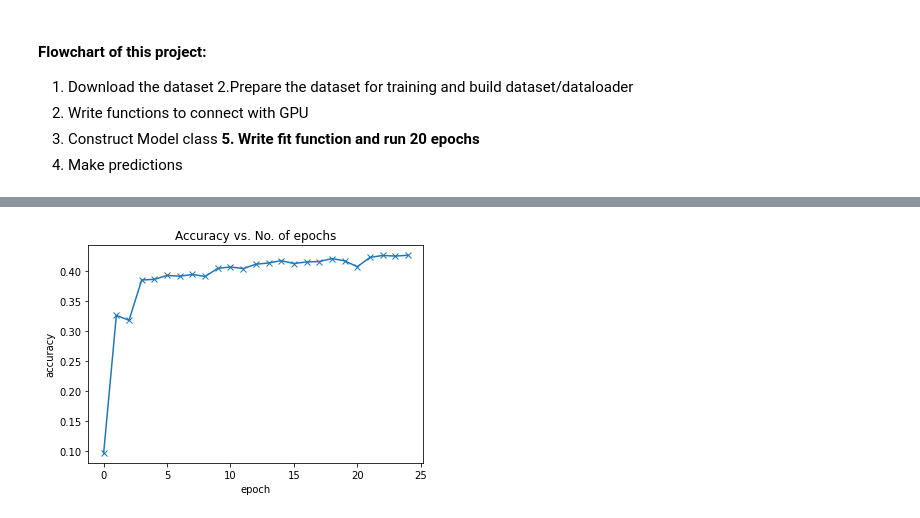
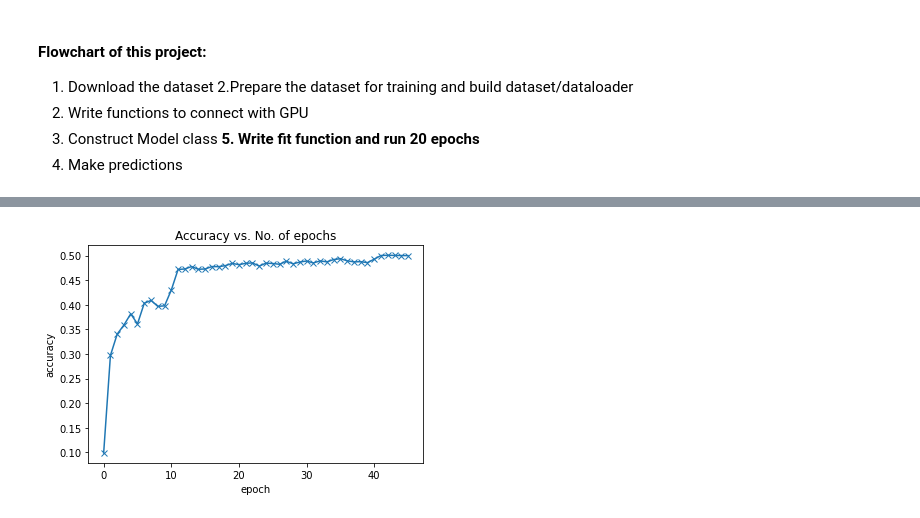
Before and after one commit to wjshku/ML-Pytorch, a Jupyter notebook: Lesson3/pytorch_lesson3_exercise.ipynb, the cells around one changed output, grey strips where cells are left out. Drawn from its saved outputs; the diff is of its cells as text; code cells hidden in the pictures.

```diff
--- a/Lesson3/pytorch_lesson3_exercise.ipynb
+++ b/Lesson3/pytorch_lesson3_exercise.ipynb
@@ -275,11 +289,11 @@ plt.title('Loss vs. No. of epochs');
 # %%
-accuracies = [x['val_acc'] for x in record[0]]
+accuracies = [x['val_acc'] for x in record[2]]
 plt.plot(accuracies, '-x')
 plt.xlabel('epoch')
 plt.ylabel('accuracy')
 plt.title('Accuracy vs. No. of epochs');
 # %% [output]
-[figure, old version]
+[figure, new version]
 # %%
 record = []
 # %%
```
Also changed, not shown: parts of 17 cells of this notebook.
